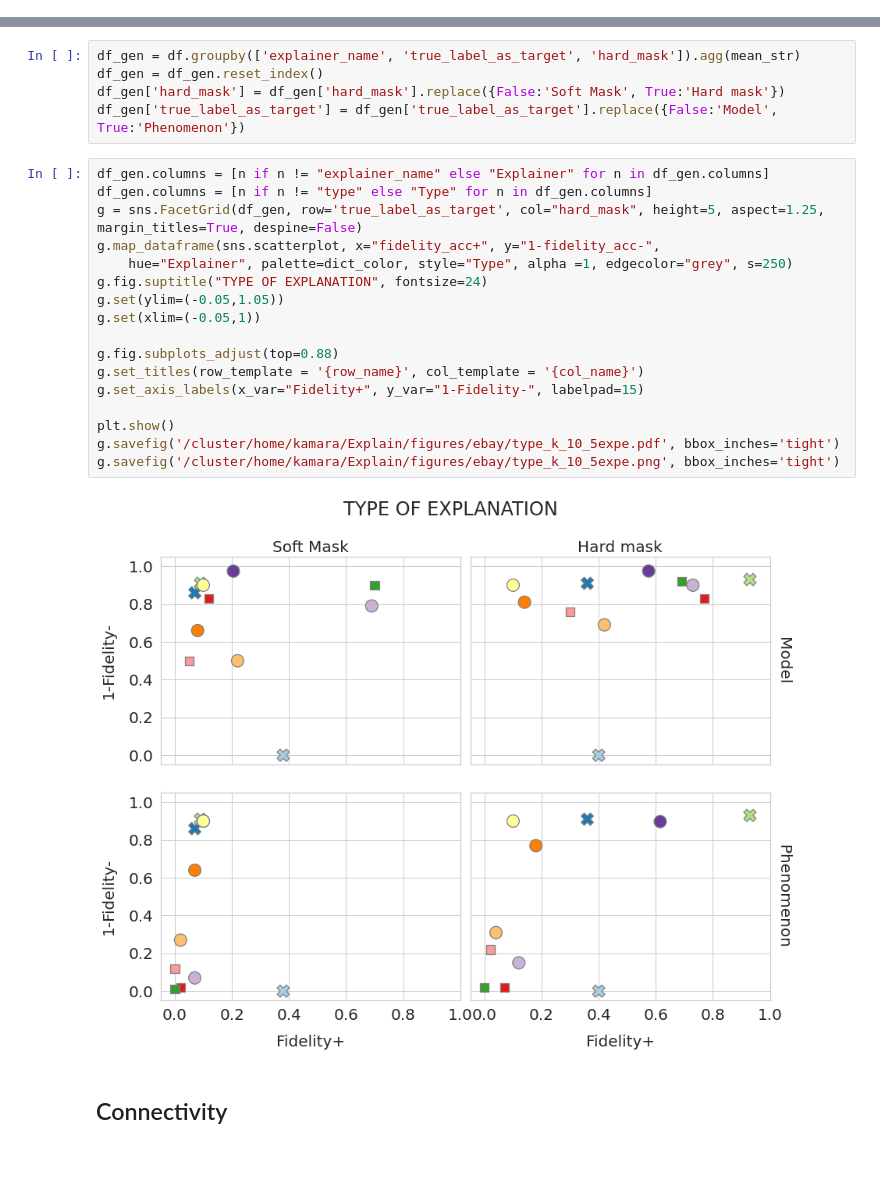
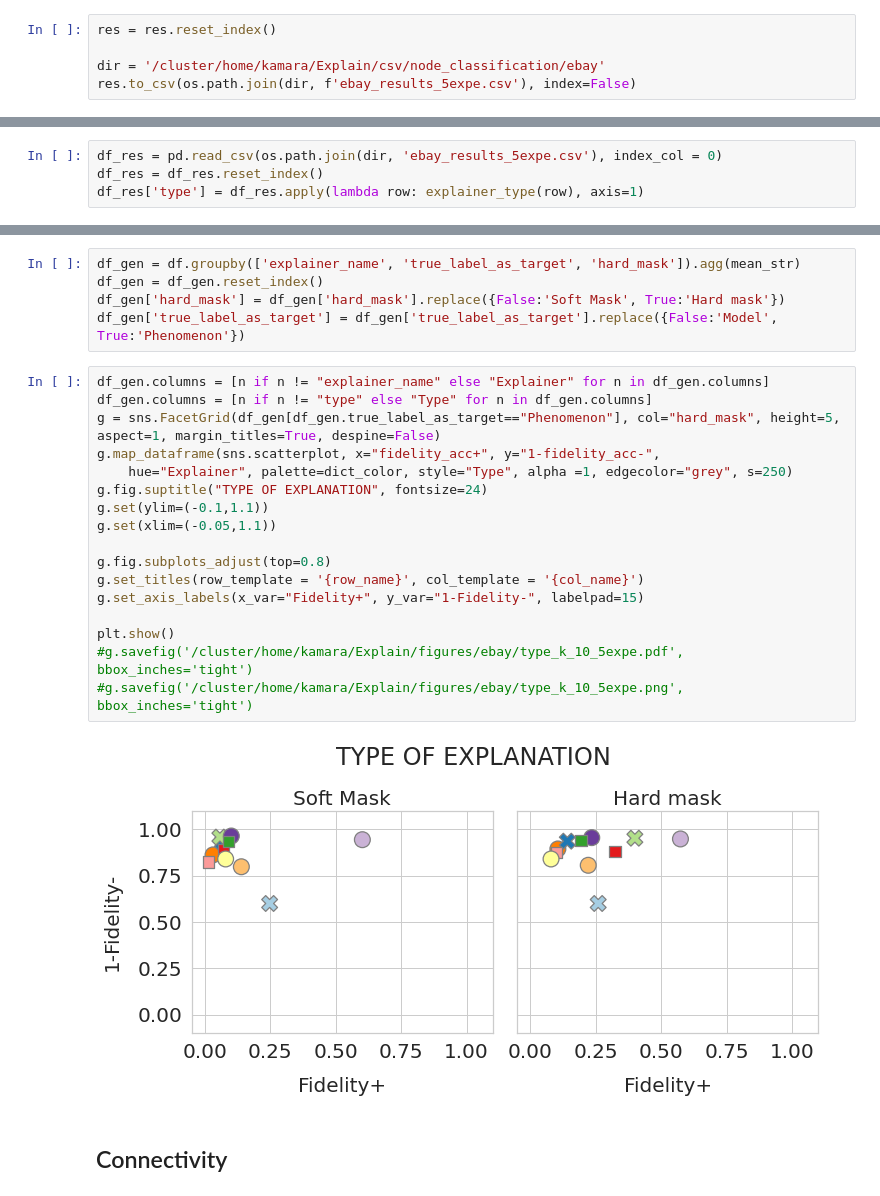
Before and after one commit to GraphFramEx/graphframex, a Jupyter notebook: notebooks/Results_eBay.ipynb, the cells around one changed output, grey strips where cells are left out. Drawn from its saved outputs; the diff is of its cells as text; blank space fills up the shorter version.

```diff
--- a/notebooks/Results_eBay.ipynb
+++ b/notebooks/Results_eBay.ipynb
@@ -113,0 +166,5 @@ df_res = df_res.T.groupby(level=0).first().T
+# %%
+res = res.reset_index()
+
+dir = '/cluster/home/kamara/Explain/csv/node_classification/ebay'
+res.to_csv(os.path.join(dir, f'ebay_results_5expe.csv'), index=False)
@@ -114,3 +173,7 @@ df_res = df_res.T.groupby(level=0).first().T
+# %%
+df_res = pd.read_csv(os.path.join(dir, 'ebay_results_5expe.csv'), index_col = 0)
+df_res = df_res.reset_index()
+df_res['type'] = df_res.apply(lambda row: explainer_type(row), axis=1)
 # %%
 topk_val = 10
 dfs = df_res[(df_res.topk==topk_val)]
@@ -246,22 +305,22 @@ df_gen['true_label_as_target'] = df_gen['true_label_as_target'].replace({False:'
 # %%
 df_gen.columns = [n if n != "explainer_name" else "Explainer" for n in df_gen.columns]
 df_gen.columns = [n if n != "type" else "Type" for n in df_gen.columns]
-g = sns.FacetGrid(df_gen, row='true_label_as_target', col="hard_mask", height=5, aspect=1.25, margin_titles=True, despine=False)
+g = sns.FacetGrid(df_gen[df_gen.true_label_as_target=="Phenomenon"], col="hard_mask", height=5, aspect=1, margin_titles=True, despine=False)
 g.map_dataframe(sns.scatterplot, x="fidelity_acc+", y="1-fidelity_acc-",
     hue="Explainer", palette=dict_color, style="Type", alpha =1, edgecolor="grey", s=250)
 g.fig.suptitle("TYPE OF EXPLANATION", fontsize=24)
-g.set(ylim=(-0.05,1.05))
-g.set(xlim=(-0.05,1))
+g.set(ylim=(-0.1,1.1))
+g.set(xlim=(-0.05,1.1))
 
-g.fig.subplots_adjust(top=0.88)
+g.fig.subplots_adjust(top=0.8)
 g.set_titles(row_template = '{row_name}', col_template = '{col_name}')
 g.set_axis_labels(x_var="Fidelity+", y_var="1-Fidelity-", labelpad=15)
 
 plt.show()
-g.savefig('/cluster/home/kamara/Explain/figures/ebay/type_k_10_5expe.pdf', bbox_inches='tight')
-g.savefig('/cluster/home/kamara/Explain/figures/ebay/type_k_10_5expe.png', bbox_inches='tight')
+#g.savefig('/cluster/home/kamara/Explain/figures/ebay/type_k_10_5expe.pdf', bbox_inches='tight')
+#g.savefig('/cluster/home/kamara/Explain/figures/ebay/type_k_10_5expe.png', bbox_inches='tight')
 # %% [output]
-[figure, old version]
+[figure, new version]
 # %% [markdown]
 ## Connectivity
 # %%
```
Also changed, not shown: parts of 16 cells of this notebook, 22 other files.
